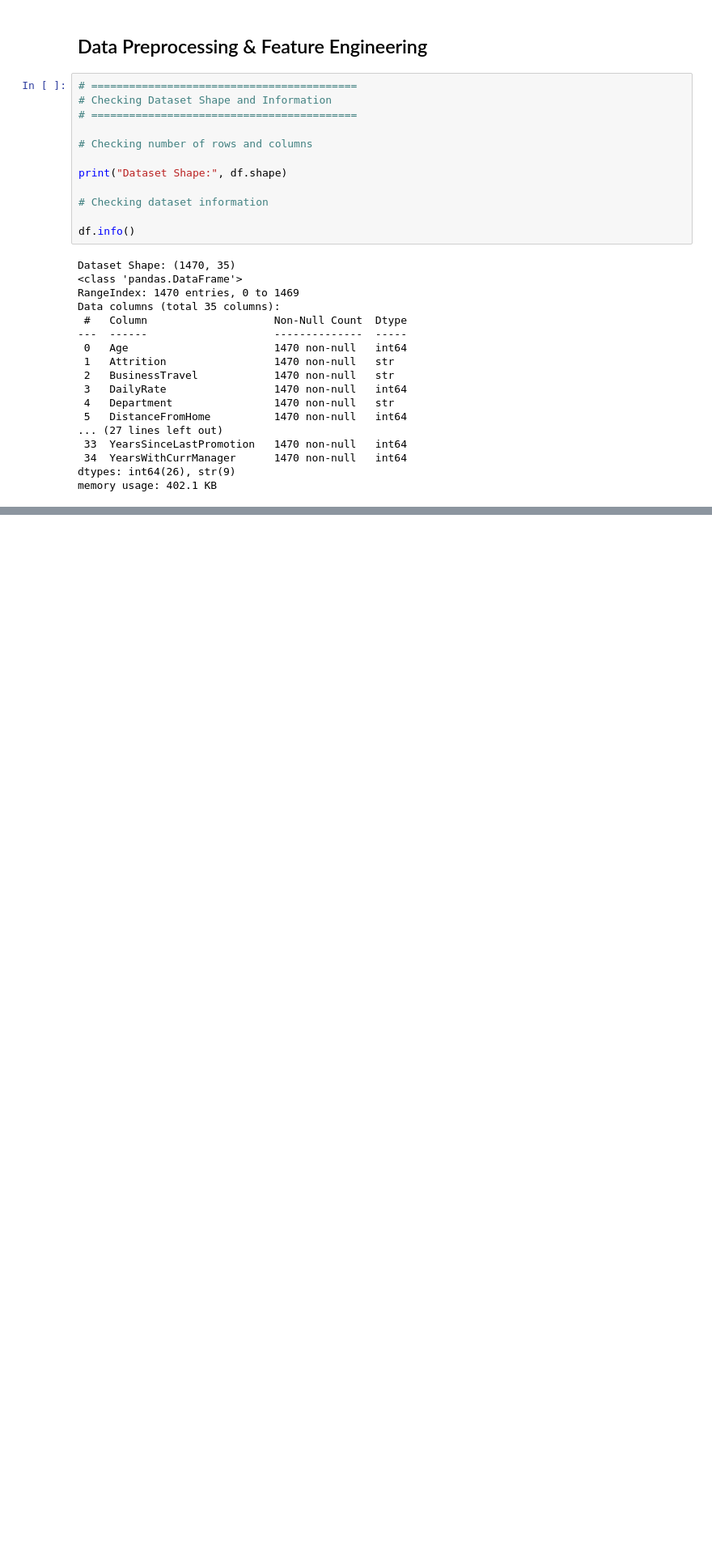
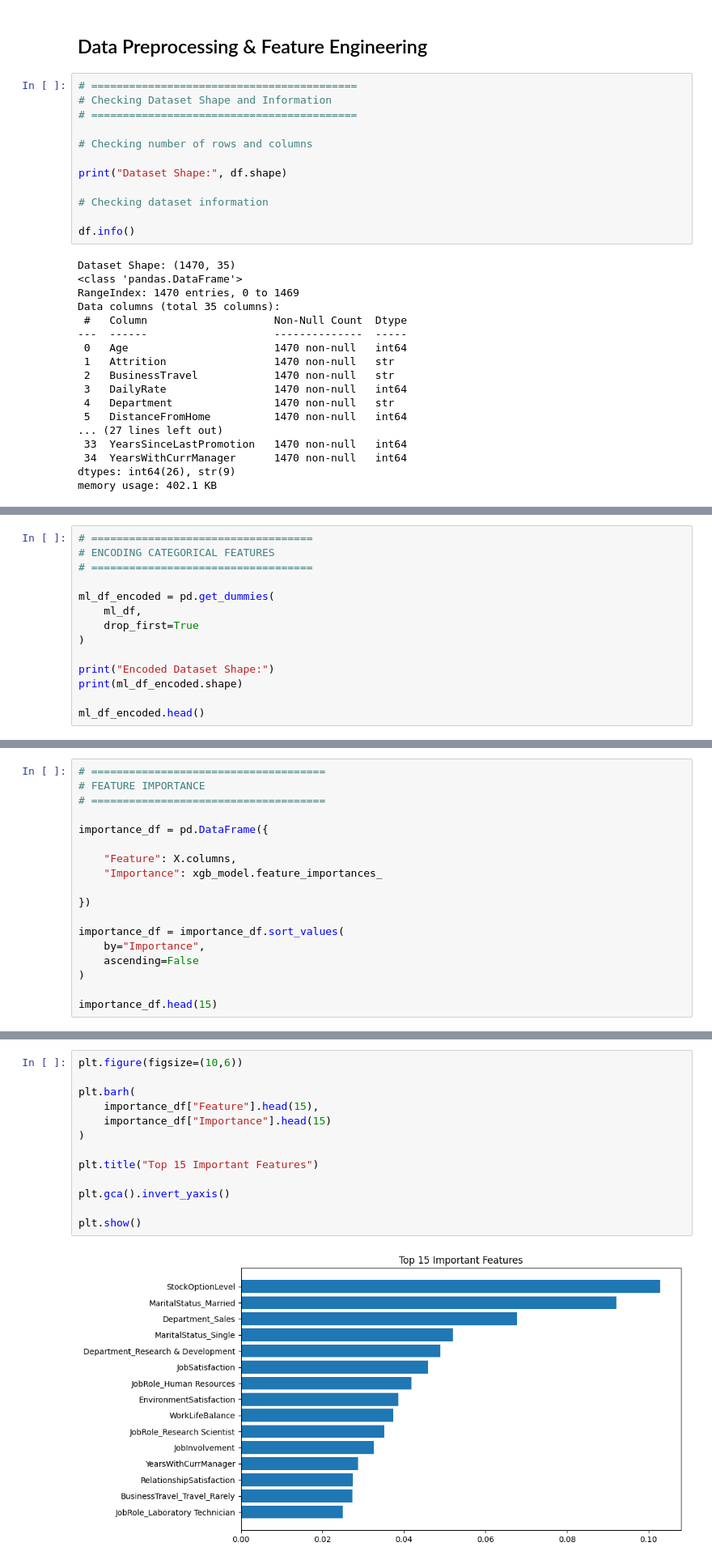
Before and after one commit to J21Dev-exe/Employee-Attrition-Project, a Jupyter notebook: notebook/model_building.ipynb, the cells around one changed output, grey strips where cells are left out. Shown at 81% size. Saved outputs shown, nothing was run; the diff lists cells and outputs as text; blank space fills up the shorter version.

```diff
--- a/notebook/model_building.ipynb
+++ b/notebook/model_building.ipynb
@@ -1083,0 +180,14 @@ Final model saved successfully.
+# %%
+# ===================================
+# ENCODING CATEGORICAL FEATURES
+# ===================================
+
+ml_df_encoded = pd.get_dummies(
+    ml_df,
+    drop_first=True
+)
+
+print("Encoded Dataset Shape:")
+print(ml_df_encoded.shape)
+
+ml_df_encoded.head()
@@ -1083,0 +687,18 @@ Final model saved successfully.
+# %%
+# =====================================
+# FEATURE IMPORTANCE
+# =====================================
+
+importance_df = pd.DataFrame({
+
+    "Feature": X.columns,
+    "Importance": xgb_model.feature_importances_
+
+})
+
+importance_df = importance_df.sort_values(
+    by="Importance",
+    ascending=False
+)
+
+importance_df.head(15)
@@ -1083,0 +722,15 @@ Final model saved successfully.
+# %%
+plt.figure(figsize=(10,6))
+
+plt.barh(
+    importance_df["Feature"].head(15),
+    importance_df["Importance"].head(15)
+)
+
+plt.title("Top 15 Important Features")
+
+plt.gca().invert_yaxis()
+
+plt.show()
+# %% [output]
+[figure, added]
```
Also changed, not shown: parts of 92 cells of this notebook, 13 other files.
